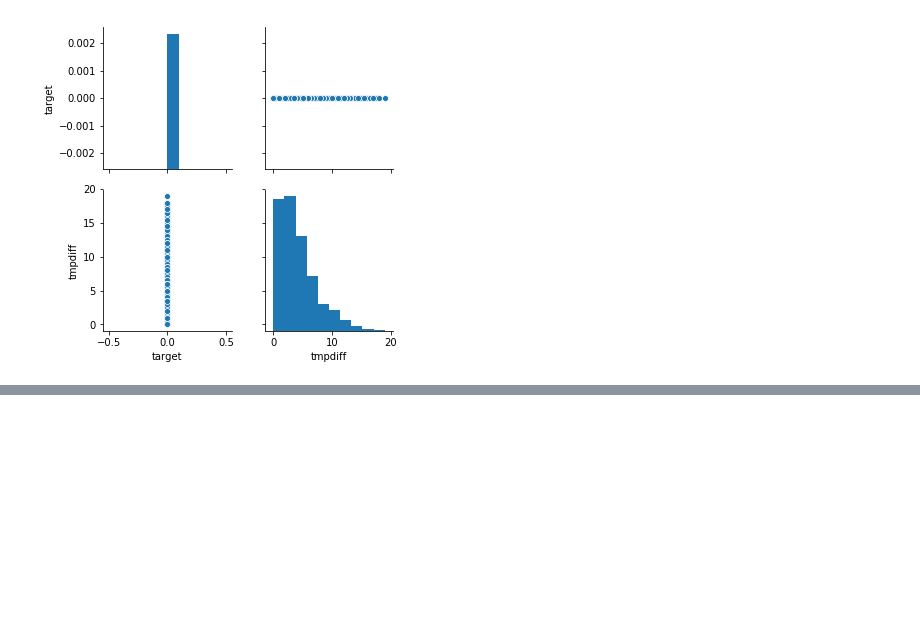
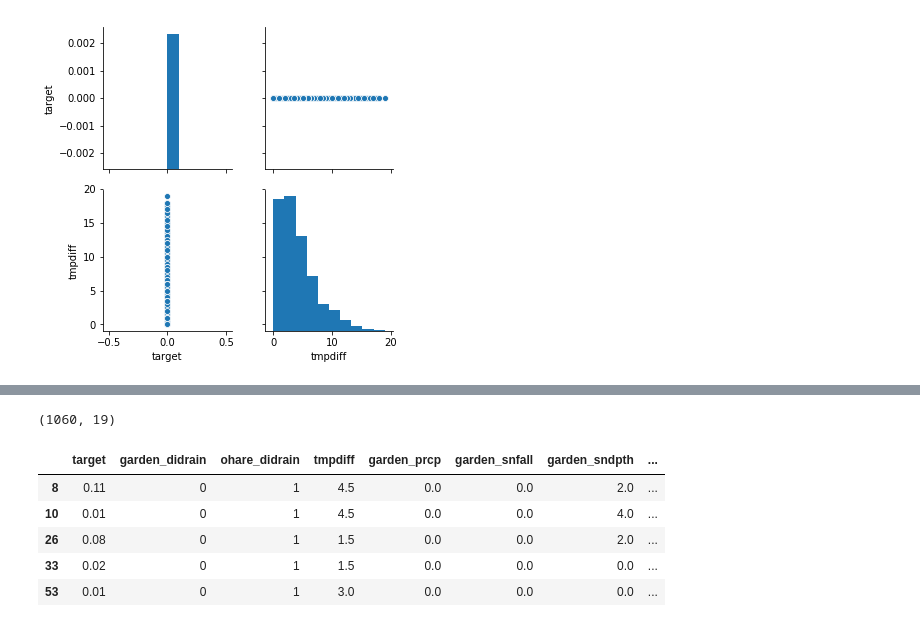
Before and after one commit to BlakeWallace/Lake_Michigan_Influences, a Jupyter notebook: 4_EDA_and_analysis_of_everything.ipynb, the cells around one changed output, grey strips where cells are left out. Drawn from its saved outputs; the diff is of its cells as text; code cells hidden in the pictures; blank space fills up the shorter version.

```diff
--- a/4_EDA_and_analysis_of_everything.ipynb
+++ b/4_EDA_and_analysis_of_everything.ipynb
@@ -1106,0 +1177,9 @@ sns.pairplot(data[['target', 'tmpdiff']]);
+# %%
+data = pd.read_csv('data/merged/garden_ohare_lake/jan011995_dec312018_uncorrelated_but_clean.csv')
+print(data.shape)
+print()
+print(data.columns)
+print()
+print(data.isnull().sum())
+print()
+data.head()
@@ -1106,0 +1210,12 @@ sns.pairplot(data[['target', 'tmpdiff']]);
+# %%
+data = data[(data.garden_didrain == 0) & (data.ohare_didrain == 1)]
+print(data.shape)
+data.head()
+# %% [output]
+(1060, 19)
+|  | target | garden_didrain | ohare_didrain | tmpdiff | garden_prcp | garden_snfall | garden_sndpth | ... |
+| 8 | 0.11 | 0 | 1 | 4.5 | 0.0 | 0.0 | 2.0 | ... |
+| 10 | 0.01 | 0 | 1 | 4.5 | 0.0 | 0.0 | 4.0 | ... |
+| 26 | 0.08 | 0 | 1 | 1.5 | 0.0 | 0.0 | 2.0 | ... |
+| 33 | 0.02 | 0 | 1 | 1.5 | 0.0 | 0.0 | 0.0 | ... |
+| 53 | 0.01 | 0 | 1 | 3.0 | 0.0 | 0.0 | 0.0 | ... |
```
Also changed, not shown: parts of 10 cells of this notebook, 11 other files.
